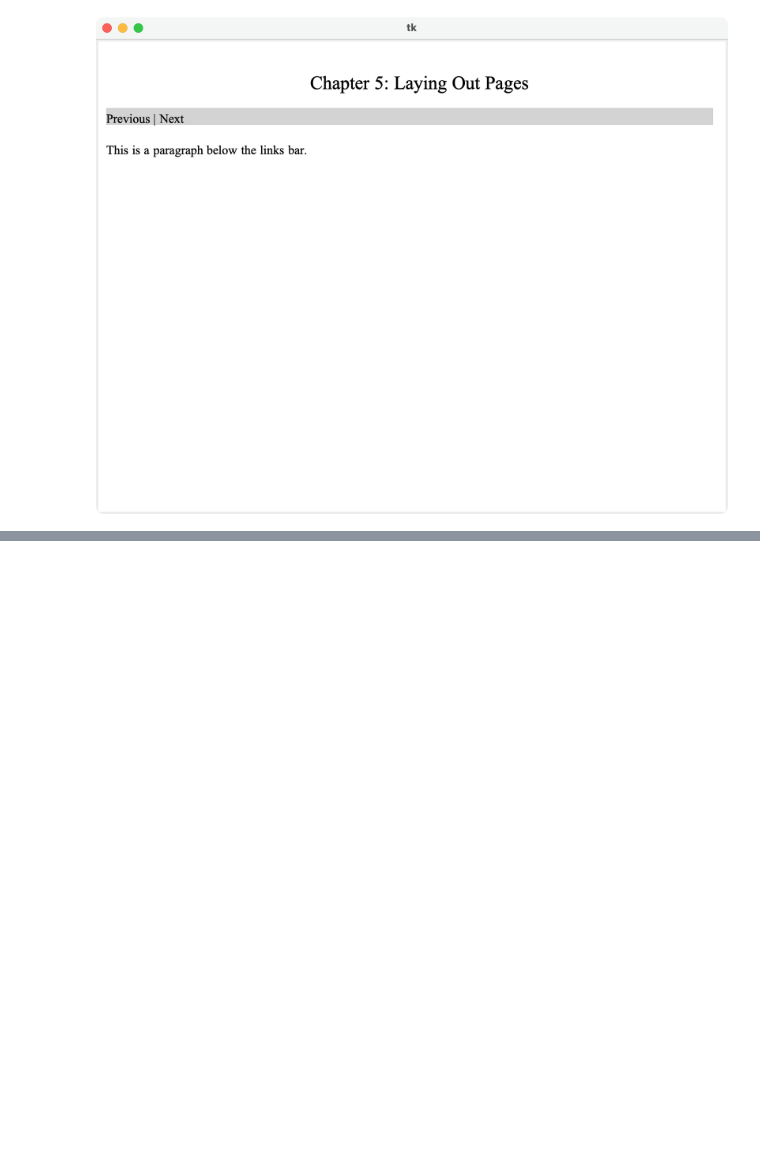
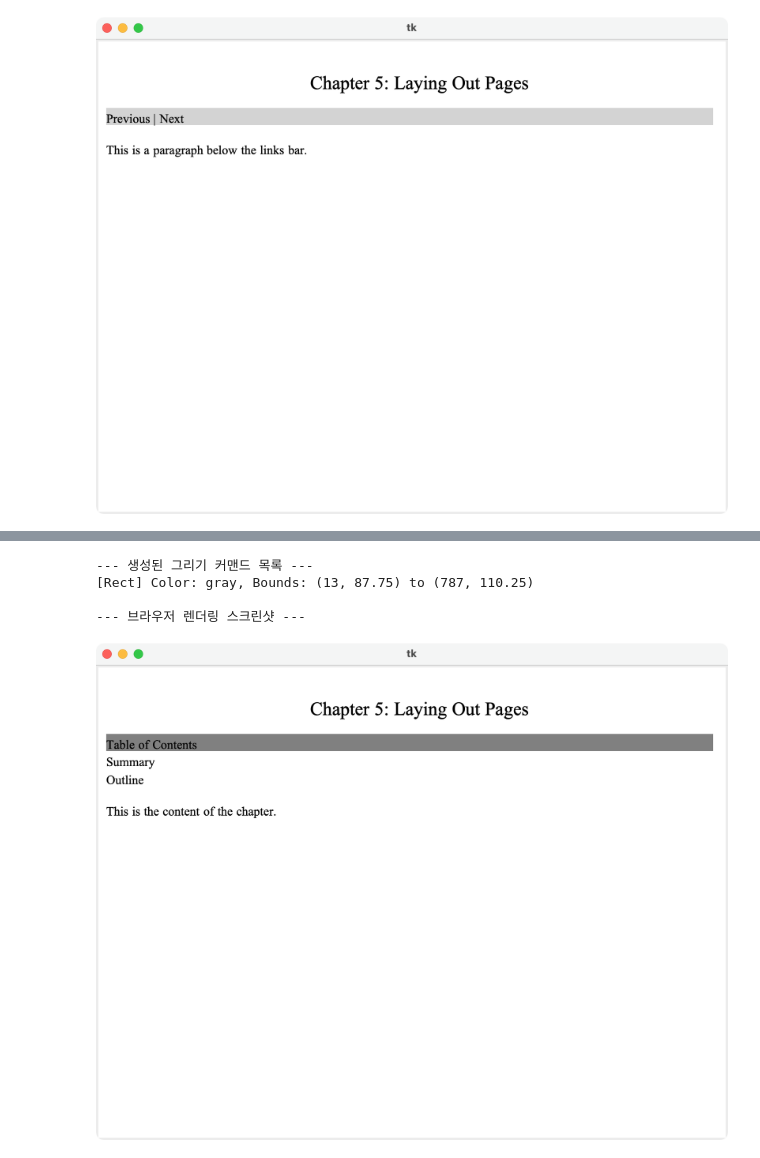
Before and after one commit to r4k0nb4k0n/browser-engineering-study, a Jupyter notebook: part-2-laying-out-pages-5-inline-and-block-layout.ipynb, the cells around one changed output, grey strips where cells are left out. Cells and saved outputs as stored; diff of their text form; code cells hidden in the pictures; blank space fills up the shorter version.

Commit message:
feat: 5.8 Exercises 5-4 Table of contents

```diff
--- a/part-2-laying-out-pages-5-inline-and-block-layout.ipynb
+++ b/part-2-laying-out-pages-5-inline-and-block-layout.ipynb
@@ -357,0 +365,55 @@ display_tk_window(browser.window)
+# %%
+import tkinter
+from browser.html import HTMLParser
+from browser.layout import DocumentLayout, paint_tree, DrawRect, DrawText
+from browser.browser import Browser
+from browser.tk_capture import display_tk_window
+
+# 테스트용 HTML: nav 태그에 id="toc" 속성이 포함되어 있습니다.
+html_content = """
+<html>
+  <body>
+    <h1>Chapter 5: Laying Out Pages</h1>
+    <nav id="toc">
+        <ul>
+            <li><a href="#summary">Summary</a></li>
+            <li><a href="#outline">Outline</a></li>
+        </ul>
+    </nav>
+    <p>This is the content of the chapter.</p>
+  </body>
+</html>
+"""
+
+# 1. HTML 파싱 및 레이아웃 트리 생성
+nodes = HTMLParser(html_content).parse()
+document = DocumentLayout(nodes)
+document.layout()
+
+# 2. 페인팅을 통해 display_list 커맨드 추출
+display_list = []
+paint_tree(document, display_list)
+
+# 3. 터미널 출력 확인 (gray 배경의 toc-title이 생성되었는지)
+print("--- 생성된 그리기 커맨드 목록 ---")
+for cmd in display_list:
+    if isinstance(cmd, DrawRect):
+        print(f"[Rect] Color: {cmd.color}, Bounds: ({cmd.left}, {cmd.top}) to ({cmd.right}, {cmd.bottom})")
+    elif isinstance(cmd, DrawText) and "Table of Contents" in cmd.text:
+        print(f"[Text] '{cmd.text}' at ({cmd.left}, {cmd.top})")
+print("\n--- 브라우저 렌더링 스크린샷 ---")
+
+# 4. 브라우저 창 띄워서 스크린샷 남기기
+browser = Browser()
+browser.nodes = nodes
+browser.document = document
+browser.display_list = display_list
+browser.draw()
+
+display_tk_window(browser.window)
+# %% [output]
+--- 생성된 그리기 커맨드 목록 ---
+[Rect] Color: gray, Bounds: (13, 87.75) to (787, 110.25)
+
+--- 브라우저 렌더링 스크린샷 ---
+[figure, added]
```
Also changed, not shown: parts of 2 cells of this notebook, 1 other file.
